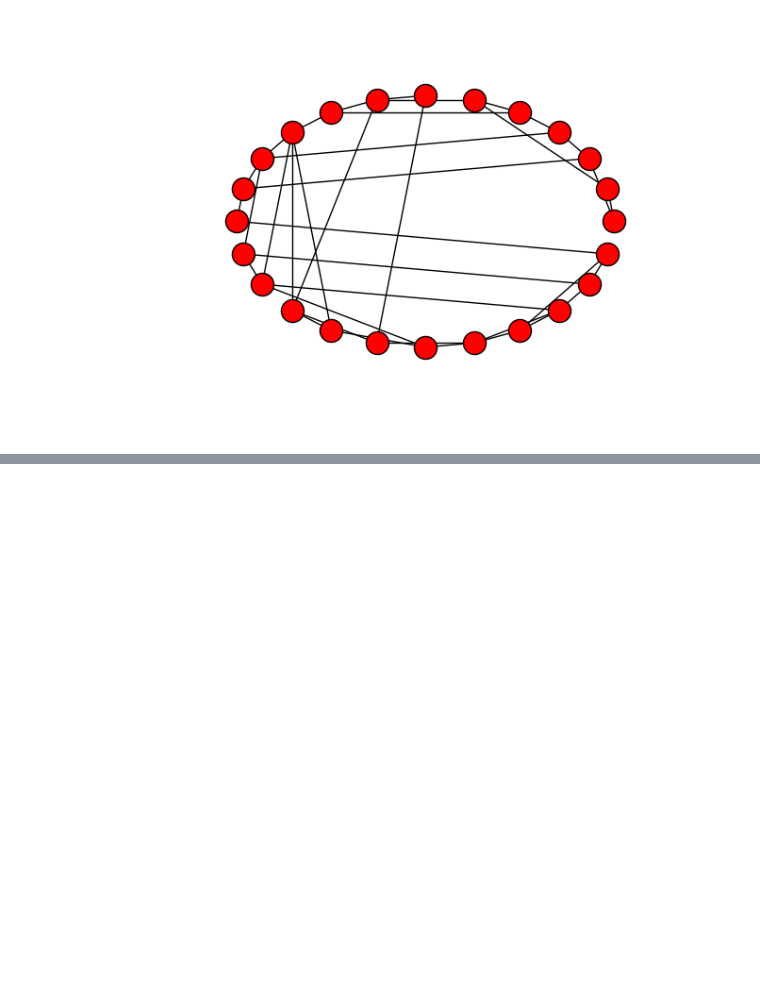
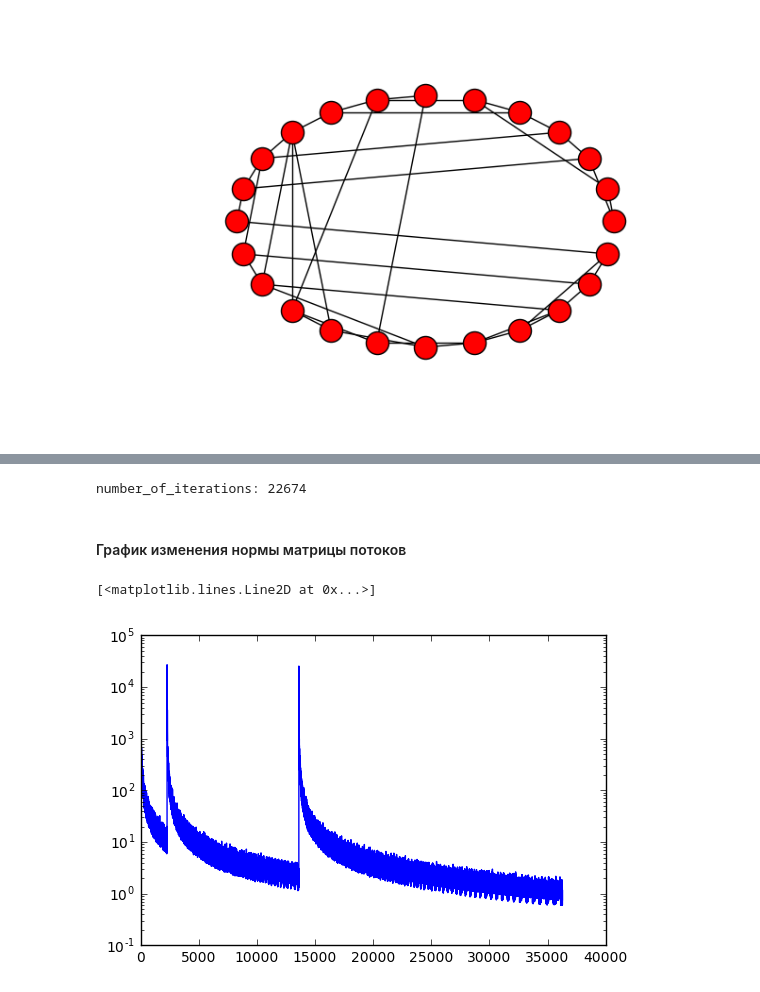
Before and after one commit to leonshting/traffic_equilibrium, a Jupyter notebook: TS.ipynb, the cells around one changed output, grey strips where cells are left out. Saved outputs shown, nothing was run; the diff lists cells and outputs as text; code cells hidden in the pictures; blank space fills up the shorter version.

```diff
--- a/TS.ipynb
+++ b/TS.ipynb
@@ -73,10 +101,11 @@ networkx.draw_circular(editedcost)
 # %%
+flow = np.zeros((NUMBER_OF_NODES, NUMBER_OF_NODES))
 for i,j in itertools.product(range(NUMBER_OF_ZONES), repeat = 2):
     if(trips[i][j] != 0):
         for fpnode, fnnode in zip(shpaths[i+1][j+1][:-1], shpaths[i+1][j+1][1:]):
             pnode = int(fpnode)
             nnode = int(fnnode)
-            flow[int(pnode)-1][int(nnode)-1] += trips[i][j]
+            flow[pnode-1][nnode-1] += trips[i][j]
 
 for i,j in itertools.product(range(NUMBER_OF_ZONES), repeat = 2):
         for fpnode, fnnode in zip(shpaths[i+1][j+1][:-1], shpaths[i+1][j+1][1:]):
@@ -87,8 +134,23 @@ for i,j in itertools.product(range(NUMBER_OF_ZONES), repeat = 2):
+# %%
+cumulative_residuals = []
+restart_num = 1
 # %%
 cnt = 1
-while cnt<1000:
+eps = 10./restart_num
+max_flow = np.zeros((NUMBER_OF_NODES, NUMBER_OF_NODES))
+
+
+##Критерий останова определяется здесь
+cnt_limit = int(np.linalg.norm(max_flow - flow)/eps)
+
+
+print ("number_of_iterations: %d")%(cnt_limit)
+residuals_to_plot = []
+
+while cnt != cnt_limit:
     newflow = np.zeros((NUMBER_OF_NODES, NUMBER_OF_NODES))
     gm = 1./(cnt+1)
+    oldshpaths = shpaths
     shpaths = {}
     for i in range(NUMBER_OF_ZONES):
         shpaths[i+1] = networkx.single_source_dijkstra_path(editedcost, source=i+1, weight='Free Flow Time ')
@@ -99,8 +161,21 @@ while cnt<1000:
             nnode = int(fnnode)
             newflow[pnode-1][nnode-1] += trips[i][j]
 
-    #print ("oldflow - %lf, newflow - %lf")%(flow[0,1], newflow[0,1])
+    oldflow = flow
     flow = flow * (1-gm) + gm * newflow
+
+    #Максимальные потоки по итерациям
+    max_flow = np.maximum(max_flow, flow)
+
+    residuals_to_plot.append(np.linalg.norm(oldflow - flow))
+
+    for i,j in itertools.product(range(NUMBER_OF_ZONES), repeat = 2):
+        for fpnode, fnnode in zip(oldshpaths[i+1][j+1][:-1], oldshpaths[i+1][j+1][1:]):
+            pnode = int(fpnode)
+            nnode = int(fnnode)
+            editedcost[pnode][nnode]['Free Flow Time '] = get_new_weight(initcost[pnode][nnode]['Free Flow Time '],
+                                                          capacity[pnode][nnode]['Capacity '],
+                                                          flow[pnode-1][nnode-1])
 
     for i,j in itertools.product(range(NUMBER_OF_ZONES), repeat = 2):
         for fpnode, fnnode in zip(shpaths[i+1][j+1][:-1], shpaths[i+1][j+1][1:]):
@@ -112,6 +187,15 @@ while cnt<1000:
 
 
     cnt += 1
-
-    if cnt % 50 == 0:
-        print cnt
+restart_num += 1
+# %% [output]
+number_of_iterations: 22674
+# %%
+cumulative_residuals.extend(residuals_to_plot)
+# %% [markdown]
+####  График изменения нормы матрицы потоков
+# %%
+pyplot.semilogy(range(len(cumulative_residuals)), cumulative_residuals)
+# %% [output]
+[<matplotlib.lines.Line2D at 0x...>]
+[figure, added]
```
Also changed, not shown: parts of 20 cells of this notebook.
